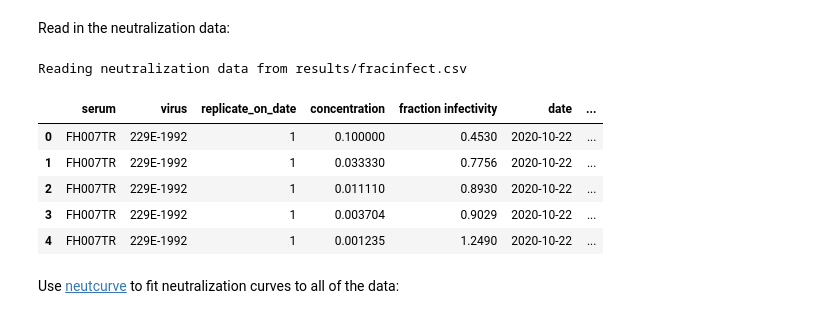
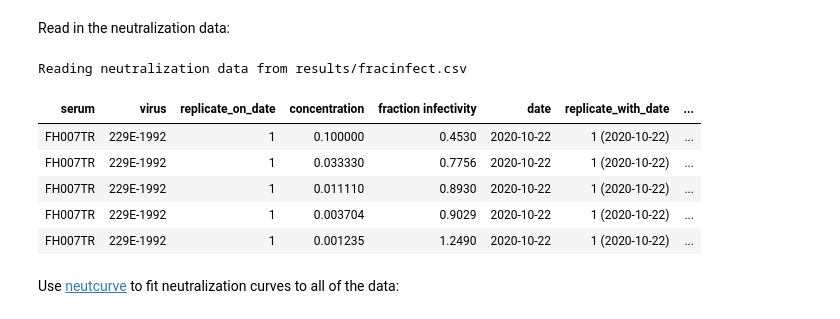
Before and after one commit to jbloomlab/CoV_229E_antigenic_drift, a Jupyter notebook: exptl_data/analyze_neut_data.ipynb, the cells around one changed output. Saved outputs shown, nothing was run; the diff lists cells and outputs as text; code cells hidden in the pictures.

```diff
--- a/exptl_data/analyze_neut_data.ipynb
+++ b/exptl_data/analyze_neut_data.ipynb
@@ -44,40 +47,40 @@ fracinfect = pd.read_csv(fracinfect_file)
 fracinfect = (
     fracinfect
     .assign(replicate_with_date=lambda x: x['replicate'].astype(str) +
                                           ' (' + x['date'] + ')')
     .rename(columns={'replicate': 'replicate_on_date'})
     )
 fracinfect = (
     fracinfect
     .merge(fracinfect
            .sort_values('date')
            [['serum', 'virus', 'replicate_with_date']]
            .drop_duplicates()
            .assign(replicate_all_dates=lambda x: x.groupby(['serum', 'virus'])
                                                   ['replicate_with_date']
                                                   .transform('cumcount') + 1
                    ),
             how='left', on=['serum', 'virus', 'replicate_with_date'], validate='many_to_one',
             )
     )
 
 # make sure unique reading for each virus / serum / replicate / date
 assert len(fracinfect) == len(fracinfect.groupby(['serum',
                                                   'virus',
                                                   'replicate_all_dates',
                                                   'concentration',
                                                   ]))
 
 # show first few lines of data frame
-display(HTML(fracinfect.head().to_html()))
+display(HTML(fracinfect.head().to_html(index=False)))
 # %% [output]
 Reading neutralization data from results/fracinfect.csv
-|  | serum | virus | replicate_on_date | concentration | fraction infectivity | date | ... |
-| 0 | FH007TR | 229E-1992 | 1 | 0.100000 | 0.4530 | 2020-10-22 | ... |
-| 1 | FH007TR | 229E-1992 | 1 | 0.033330 | 0.7756 | 2020-10-22 | ... |
-| 2 | FH007TR | 229E-1992 | 1 | 0.011110 | 0.8930 | 2020-10-22 | ... |
-| 3 | FH007TR | 229E-1992 | 1 | 0.003704 | 0.9029 | 2020-10-22 | ... |
-| 4 | FH007TR | 229E-1992 | 1 | 0.001235 | 1.2490 | 2020-10-22 | ... |
+| serum | virus | replicate_on_date | concentration | fraction infectivity | date | replicate_with_date | ... |
+| FH007TR | 229E-1992 | 1 | 0.100000 | 0.4530 | 2020-10-22 | 1 (2020-10-22) | ... |
+| FH007TR | 229E-1992 | 1 | 0.033330 | 0.7756 | 2020-10-22 | 1 (2020-10-22) | ... |
+| FH007TR | 229E-1992 | 1 | 0.011110 | 0.8930 | 2020-10-22 | 1 (2020-10-22) | ... |
+| FH007TR | 229E-1992 | 1 | 0.003704 | 0.9029 | 2020-10-22 | 1 (2020-10-22) | ... |
+| FH007TR | 229E-1992 | 1 | 0.001235 | 1.2490 | 2020-10-22 | 1 (2020-10-22) | ... |
 # %% [markdown]
 Use [neutcurve](https://jbloomlab.github.io/neutcurve/) to fit neutralization curves to all of the data:
 # %%
```
Also changed, not shown: parts of 9 cells of this notebook, 5 other files.
